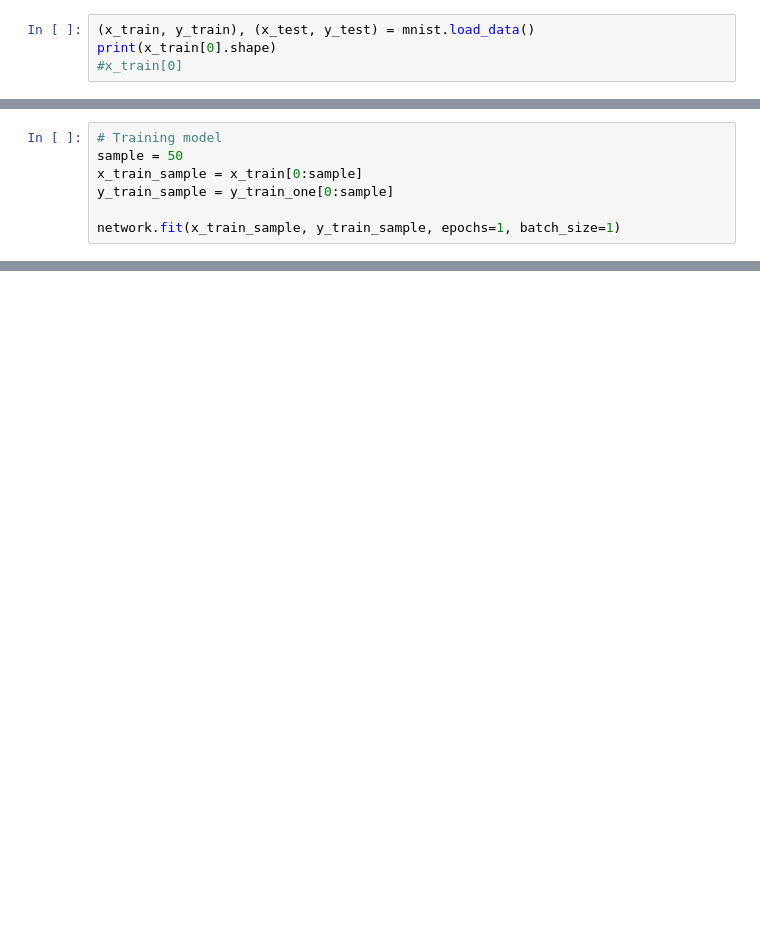
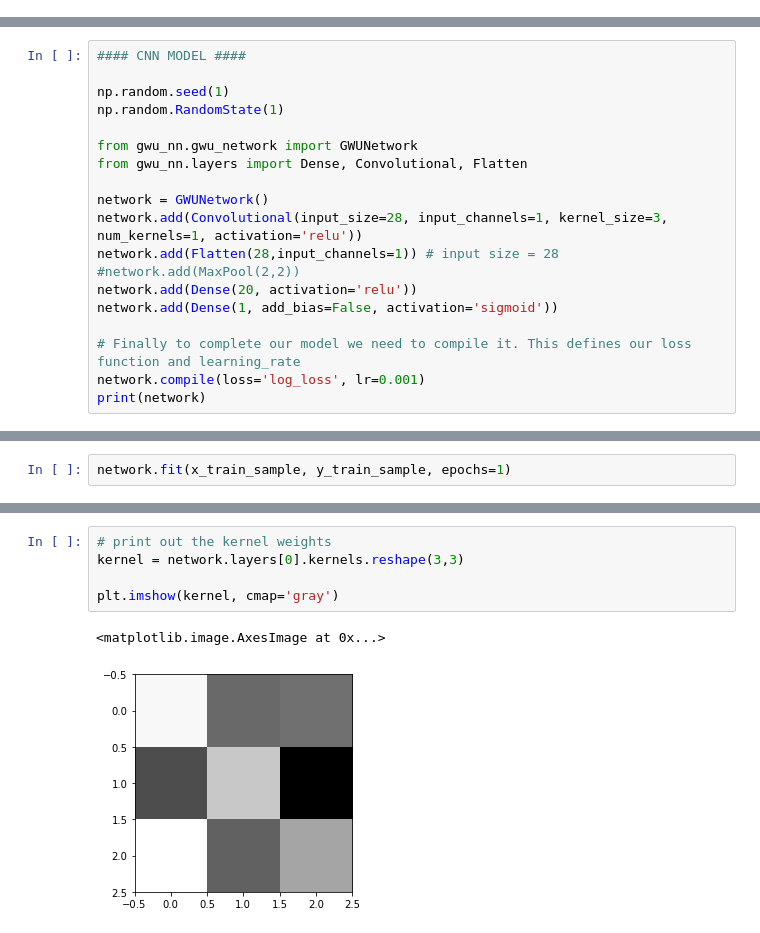
Before and after one commit to jonlee48/gwu_nn, a Jupyter notebook: gwu_network.ipynb, the cells around one changed output, grey strips where cells are left out. Cells and saved outputs as stored; diff of their text form; blank space fills up the shorter version.

```diff
--- a/gwu_network.ipynb
+++ b/gwu_network.ipynb
@@ -18,4 +6,0 @@ from tensorflow.keras.datasets import mnist
-# %%
-(x_train, y_train), (x_test, y_test) = mnist.load_data()
-print(x_train[0].shape)
-#x_train[0]
@@ -166,7 +62,0 @@ class SigmoidActivation(ActivationFunction):
-# %%
-# Training model
-sample = 50
-x_train_sample = x_train[0:sample]
-y_train_sample = y_train_one[0:sample]
-
-network.fit(x_train_sample, y_train_sample, epochs=1, batch_size=1)
@@ -291,0 +79,19 @@ network.loss(y_test, preds)
+# %%
+#### CNN MODEL ####
+
+np.random.seed(1)
+np.random.RandomState(1)
+
+from gwu_nn.gwu_network import GWUNetwork
+from gwu_nn.layers import Dense, Convolutional, Flatten
+
+network = GWUNetwork()
+network.add(Convolutional(input_size=28, input_channels=1, kernel_size=3, num_kernels=1, activation='relu'))
+network.add(Flatten(28,input_channels=1)) # input size = 28
+#network.add(MaxPool(2,2))
+network.add(Dense(20, activation='relu'))
+network.add(Dense(1, add_bias=False, activation='sigmoid'))
+
+# Finally to complete our model we need to compile it. This defines our loss function and learning_rate
+network.compile(loss='log_loss', lr=0.001)
+print(network)
@@ -291,0 +104,2 @@ network.loss(y_test, preds)
+# %%
+network.fit(x_train_sample, y_train_sample, epochs=1)
@@ -291,0 +141,8 @@ network.loss(y_test, preds)
+# %%
+# print out the kernel weights
+kernel = network.layers[0].kernels.reshape(3,3)
+
+plt.imshow(kernel, cmap='gray')
+# %% [output]
+<matplotlib.image.AxesImage at 0x...>
+[figure, added]
```
Also changed, not shown: parts of 33 cells of this notebook, 6 other files.
